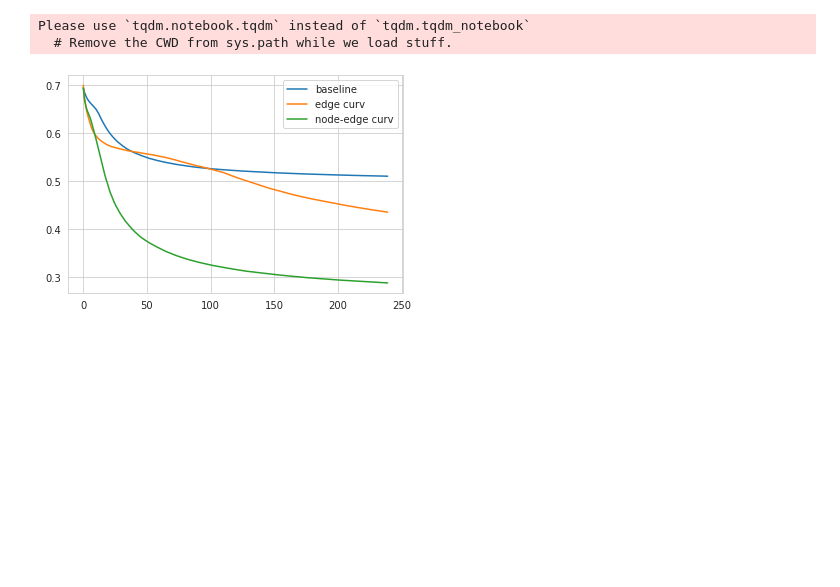
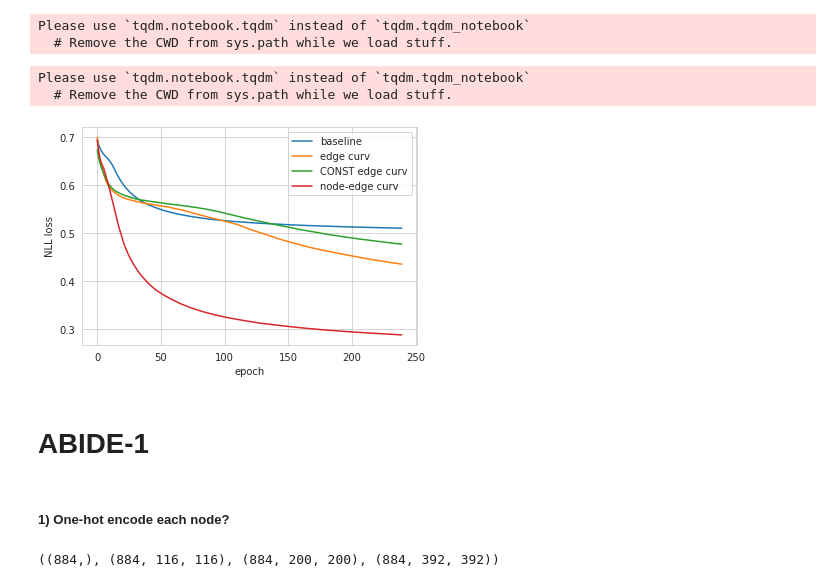
Before and after one commit to blufzzz/Discrete-Curvature-Graph-Classification, a Jupyter notebook: graph_classification.ipynb, the cells around one changed output. Cells and saved outputs as stored; diff of their text form; code cells hidden in the pictures; blank space fills up the shorter version.

Commit message:
Added ABIDE1, too slow, doesn't fit RAM

```diff
--- a/graph_classification.ipynb
+++ b/graph_classification.ipynb
@@ -368,6 +366,14 @@ for i,graph in enumerate(X_mutag_nx):
     for edge in g.edges:
         g[edge[0]][edge[1]]['edge_attr'] = [np.float(edges_curvatures['Olliver'][i][edge])]
     X_mutag_nx_curvature.append(g)
+
+# with constant edge curvatures
+X_mutag_nx_CONST_curvature = []
+for i,graph in enumerate(X_mutag_nx):
+    g = graph.copy()
+    for edge in g.edges:
+        g[edge[0]][edge[1]]['edge_attr'] = [np.float(1e-15)]
+    X_mutag_nx_CONST_curvature.append(g)
 
 # with both edge an nodes curvatures
 X_mutag_nx_node_curvature = []
@@ -387,16 +393,11 @@ nx.draw(g_nx_c, with_labels=True, font_weight='bold')
 # %% [output]
 [figure]
 # %%
-def make_data(G, y):
-    x = from_networkx(G)
-    x.y = y
-    return x
 data_mutag = [make_data(G,y) for G,y in zip(X_mutag_nx_curvature, y)]
 data_mutag_node_curv = [make_data(G,y) for G,y in zip(X_mutag_nx_node_curvature, y)]
+data_mutag_CONST_curv = [make_data(G,y) for G,y in zip(X_mutag_nx_CONST_curvature, y)]
 # %%
-dataloader = DataLoader( data_mutag, batch_size=32)
-dataloader_node_curv = DataLoader( data_mutag_node_curv, batch_size=32)
-
-for batch in dataloader:
-    break
+dataloader = DataLoader(data_mutag, batch_size=32)
+dataloader_node_curv = DataLoader(data_mutag_node_curv, batch_size=32)
+dataloader_CONST_curv = DataLoader(data_mutag_CONST_curv, batch_size=32)
 # %%
@@ -428,11 +432,26 @@ _, loss_history_edge_node_curv = train_model(curv_net,
 # %% [output]
 Please use `tqdm.notebook.tqdm` instead of `tqdm.tqdm_notebook`
   # Remove the CWD from sys.path while we load stuff.
+# %%
+curv_net = NetСurvWithReadout(num_features=1, num_classes=num_classes ,hidden=64).to(device)
+_, loss_history_CONST_curv = train_model(curv_net,
+                                          dataloader_CONST_curv,
+                                          n_epochs=240)
+# %% [output]
+Please use `tqdm.notebook.tqdm` instead of `tqdm.tqdm_notebook`
+  # Remove the CWD from sys.path while we load stuff.
 # %%
 plt.plot(loss_history_baseline, label = 'baseline')
 plt.plot(loss_history_curv, label = 'edge curv')
+plt.plot(loss_history_CONST_curv, label = 'CONST edge curv')
 plt.plot(loss_history_edge_node_curv, label = 'node-edge curv')
+plt.xlabel('epoch')
+plt.ylabel('NLL loss')
 plt.legend()
 plt.show()
 # %% [output]
-[figure, old version]
+[figure, new version]
+# %% [markdown]
+# ABIDE-1
+# %% [markdown]
+##### 1) One-hot encode each node?
@@ -438,0 +463,4 @@ plt.show()
+# %%
+abide_traget.shape, ABIDE1_AAL.shape, ABIDE1_CC200.shape, ABIDE1_CC400.shape
+# %% [output]
+((884,), (884, 116, 116), (884, 200, 200), (884, 392, 392))
```
Also changed, not shown: parts of 21 cells of this notebook.
